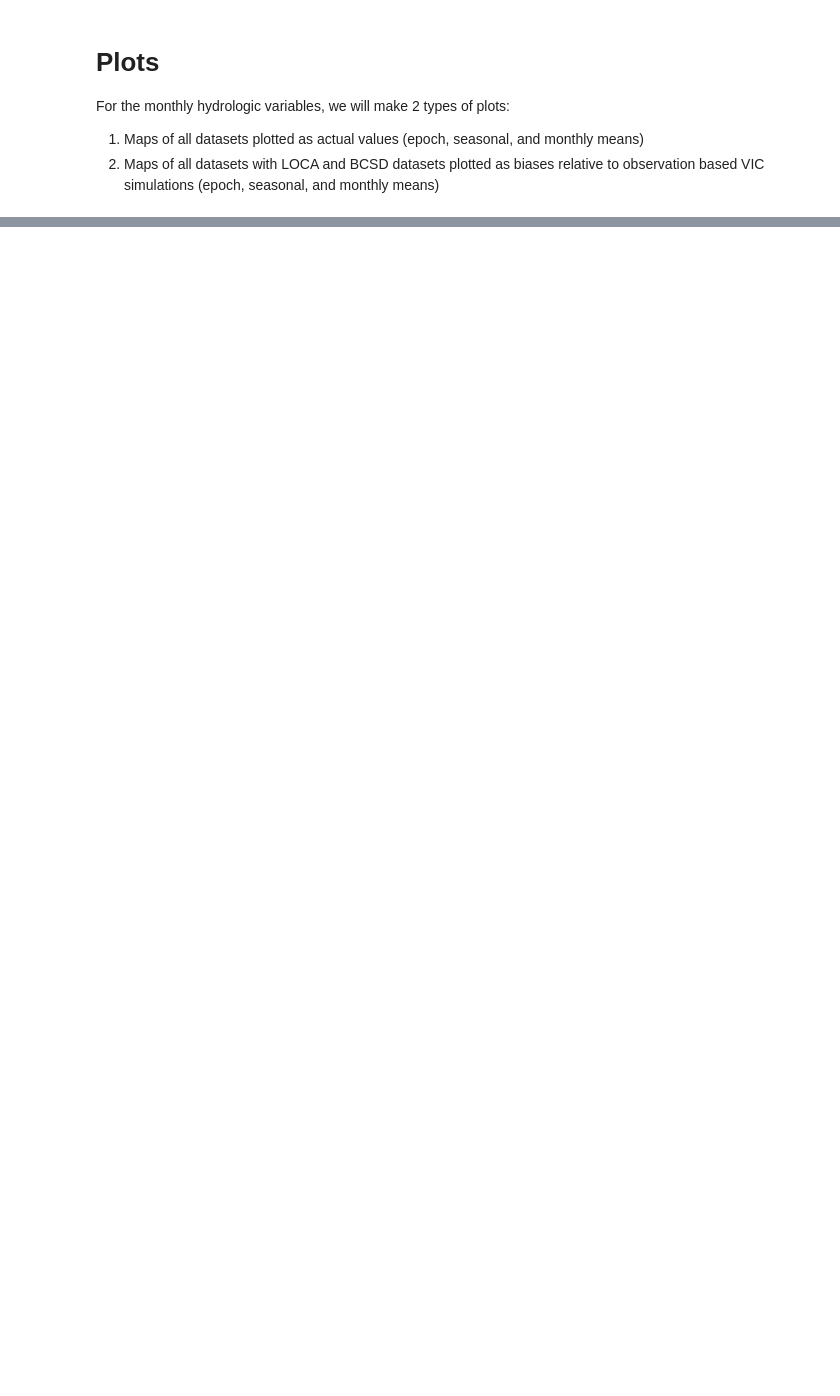
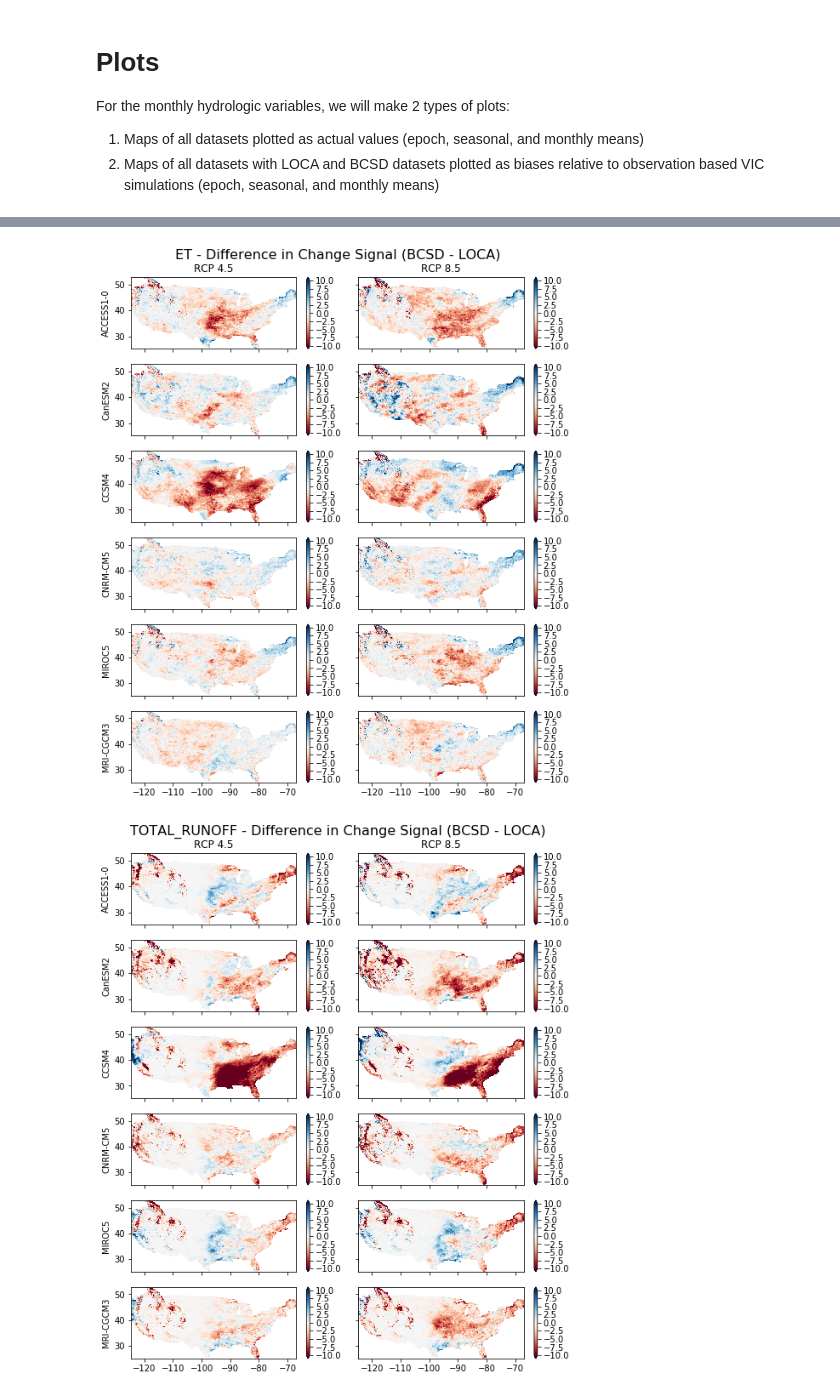
Before and after one commit to jhamman/LOCA_Downscaling_Analysis, a Jupyter notebook: notebooks/analysis_monthly_future_hydro.ipynb, the cells around one changed output, grey strips where cells are left out. Saved outputs shown, nothing was run; the diff lists cells and outputs as text; code cells hidden in the pictures; blank space fills up the shorter version.

```diff
--- a/notebooks/analysis_monthly_future_hydro.ipynb
+++ b/notebooks/analysis_monthly_future_hydro.ipynb
@@ -143,2 +143,32 @@ for var in hydro_vars:
+# %%
+diff_kws = {'ET': {'vmin': -10, 'vmax': 10, 'cmap': 'RdBu', 'extend': 'both'},
+            'total_runoff': {'vmin': -10, 'vmax': 10, 'cmap': 'RdBu', 'extend': 'both'}}
+
+# differences between change signal in BCSD and LOCA
+
+for var in hydro_vars:
+
+    fig, axes = plt.subplots(ncols=2, nrows=len(models), sharex=True, sharey=True, figsize=(8, 1.5*len(models)))
+
+    for row, model in enumerate(models):
+        for col, (title, ds_dict) in enumerate(subcols[1:]):
+
+            ax = axes[row, col]
+
+            if col == 0:
+                ax.set_ylabel(model)
+            if row == 0:
+                ax.set_title(title)
+
+            bcsd_diff = (ds_dict['bcsd'][var].sel(gcm=model) - hist_means['bcsd'][var].sel(gcm=model))
+            loca_diff = (ds_dict['loca'][var].sel(gcm=model) - hist_means['loca'][var].sel(gcm=model))
+
+            (loca_diff - bcsd_diff).plot.pcolormesh(ax=ax, add_labels=False, **diff_kws[var])
+
+    fig.suptitle(var.upper() + " - Difference in Change Signal (BCSD - LOCA)", fontsize=16, y=1.01)
+    fig.tight_layout()
+# %% [output]
+[figure, added]
+[figure, added]
 # %%
 plt.close('all')
```
Also changed, not shown: parts of 10 cells of this notebook, 6 other files.
